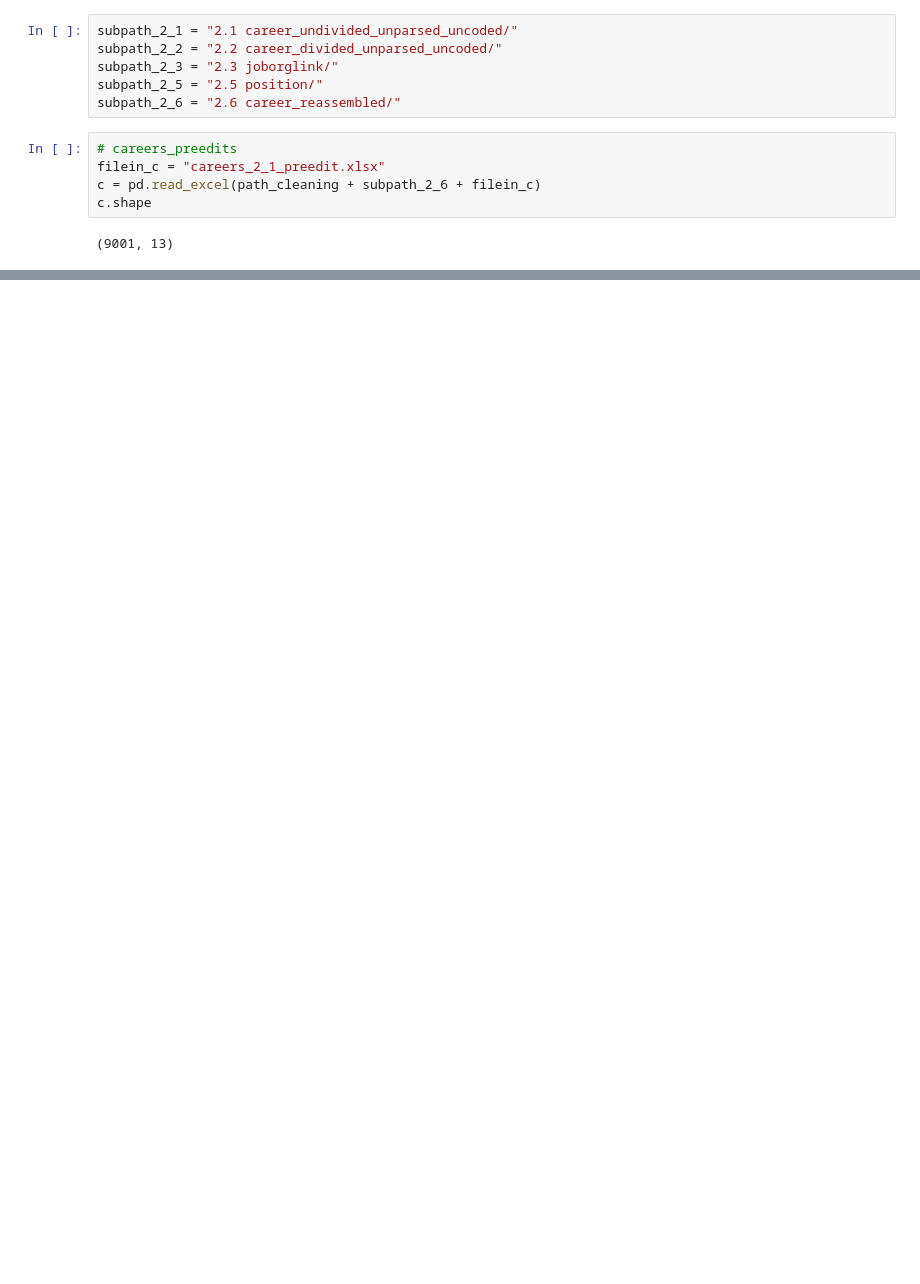
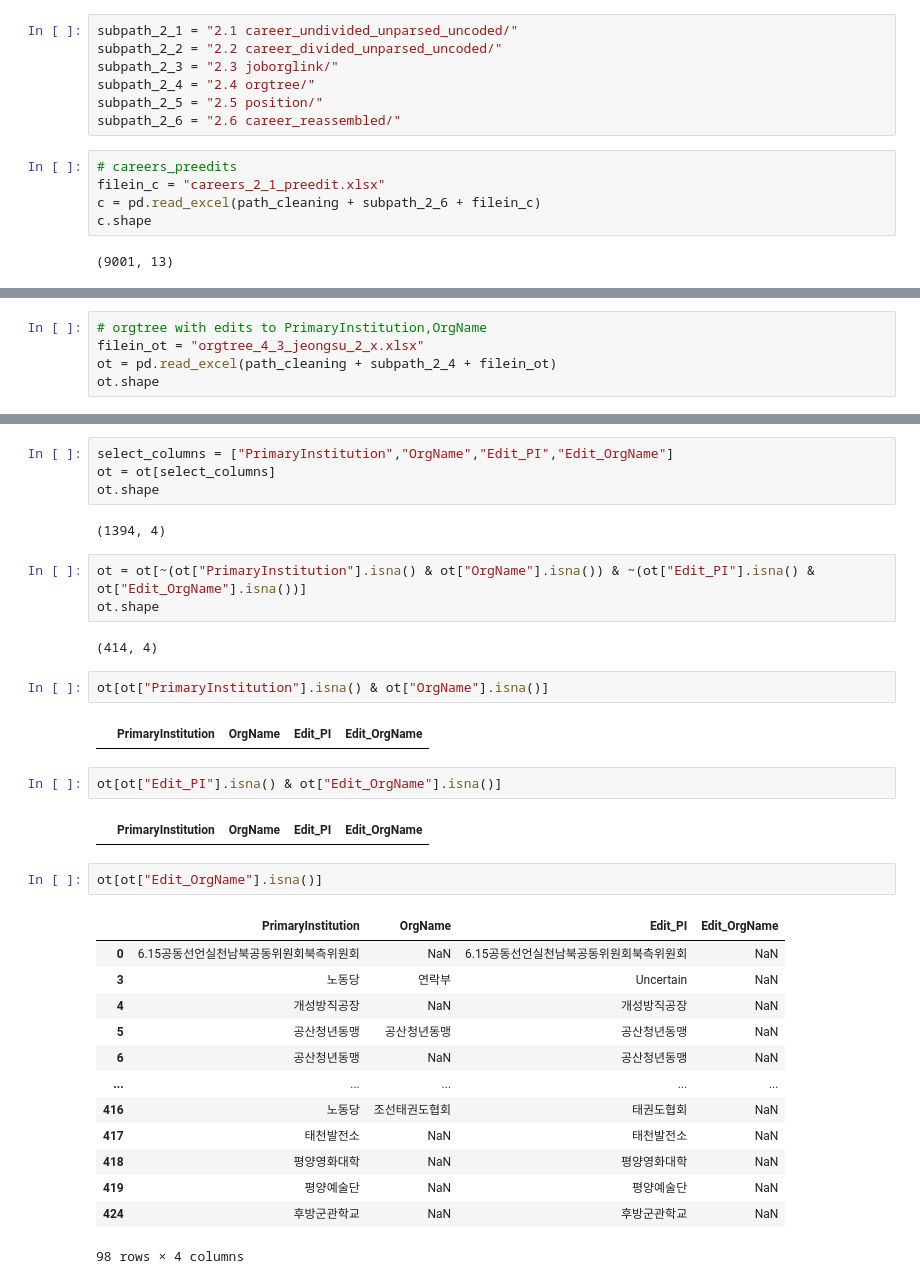
Before and after one commit to seouljake/nkelites, a Jupyter notebook: scripts/1 scripts - data cleaning and structuring/2.4.8 edit careers_preedit and create careers table.ipynb, the cells around one changed output, grey strips where cells are left out. Cells and saved outputs as stored; diff of their text form; blank space fills up the shorter version.

```diff
--- a/scripts/1 scripts - data cleaning and structuring/2.4.8 edit careers_preedit and create careers table.ipynb
+++ b/scripts/1 scripts - data cleaning and structuring/2.4.8 edit careers_preedit and create careers table.ipynb
@@ -21,6 +21,7 @@ path_cleaning = "C:/Users/seoul/Dropbox/00 technical/github/nkelites/data/combin
 subpath_2_1 = "2.1 career_undivided_unparsed_uncoded/"
 subpath_2_2 = "2.2 career_divided_unparsed_uncoded/"
 subpath_2_3 = "2.3 joborglink/"
+subpath_2_4 = "2.4 orgtree/"
 subpath_2_5 = "2.5 position/"
 subpath_2_6 = "2.6 career_reassembled/"
 # %%
@@ -665,0 +34,5 @@ c4.shape
+# %%
+# orgtree with edits to PrimaryInstitution,OrgName
+filein_ot = "orgtree_4_3_jeongsu_2_x.xlsx"
+ot = pd.read_excel(path_cleaning + subpath_2_4 + filein_ot)
+ot.shape
@@ -665,0 +56,35 @@ c4.shape
+# %%
+select_columns = ["PrimaryInstitution","OrgName","Edit_PI","Edit_OrgName"]
+ot = ot[select_columns]
+ot.shape
+# %% [output]
+(1394, 4)
+# %%
+ot = ot[~(ot["PrimaryInstitution"].isna() & ot["OrgName"].isna()) & ~(ot["Edit_PI"].isna() & ot["Edit_OrgName"].isna())]
+ot.shape
+# %% [output]
+(414, 4)
+# %%
+ot[ot["PrimaryInstitution"].isna() & ot["OrgName"].isna()]
+# %% [output]
+|  | PrimaryInstitution | OrgName | Edit_PI | Edit_OrgName |
+# %%
+ot[ot["Edit_PI"].isna() & ot["Edit_OrgName"].isna()]
+# %% [output]
+|  | PrimaryInstitution | OrgName | Edit_PI | Edit_OrgName |
+# %%
+ot[ot["Edit_OrgName"].isna()]
+# %% [output]
+|  | PrimaryInstitution | OrgName | Edit_PI | Edit_OrgName |
+| 0 | 6.15공동선언실천남북공동위원회북측위원회 | NaN | 6.15공동선언실천남북공동위원회북측위원회 | NaN |
+| 3 | 노동당 | 연락부 | Uncertain | NaN |
+| 4 | 개성방직공장 | NaN | 개성방직공장 | NaN |
+| 5 | 공산청년동맹 | 공산청년동맹 | 공산청년동맹 | NaN |
+| 6 | 공산청년동맹 | NaN | 공산청년동맹 | NaN |
+| ... | ... | ... | ... | ... |
+| 416 | 노동당 | 조선태권도협회 | 태권도협회 | NaN |
+| 417 | 태천발전소 | NaN | 태천발전소 | NaN |
+| 418 | 평양영화대학 | NaN | 평양영화대학 | NaN |
+| 419 | 평양예술단 | NaN | 평양예술단 | NaN |
+| 424 | 후방군관학교 | NaN | 후방군관학교 | NaN |
+98 rows × 4 columns
```
Also changed, not shown: parts of 132 cells of this notebook, 4 other files.
